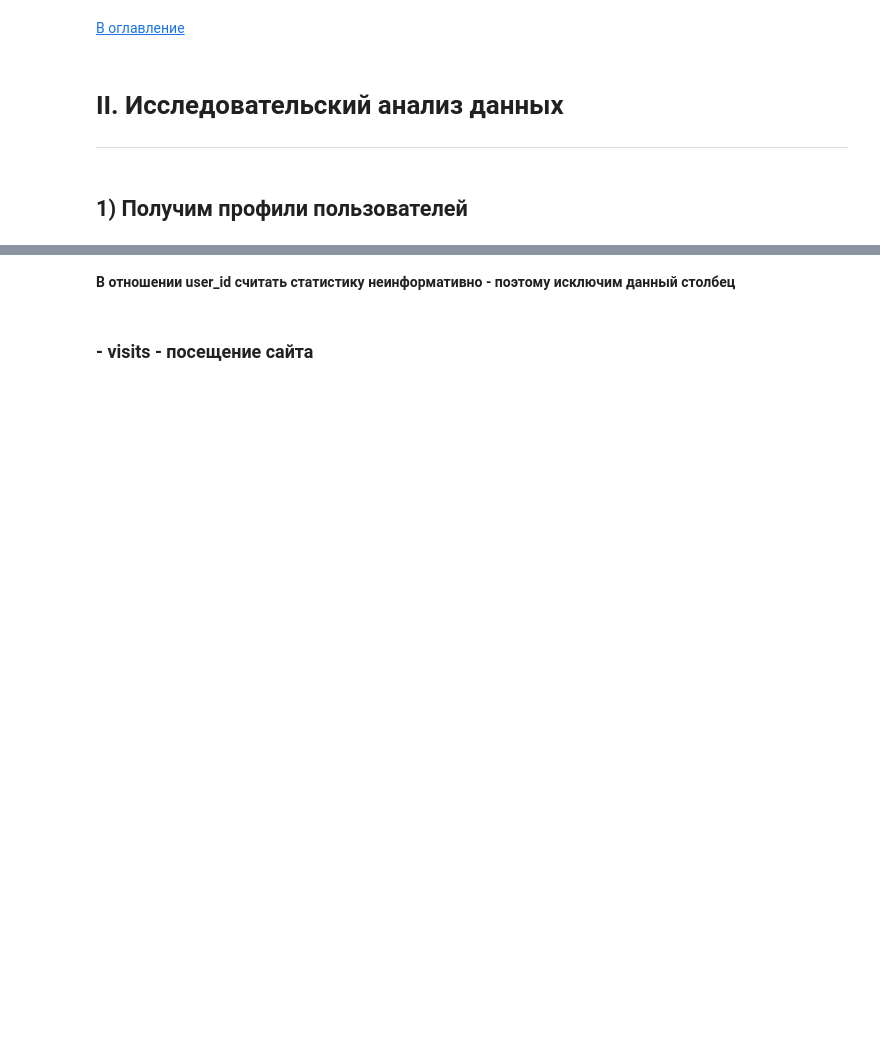
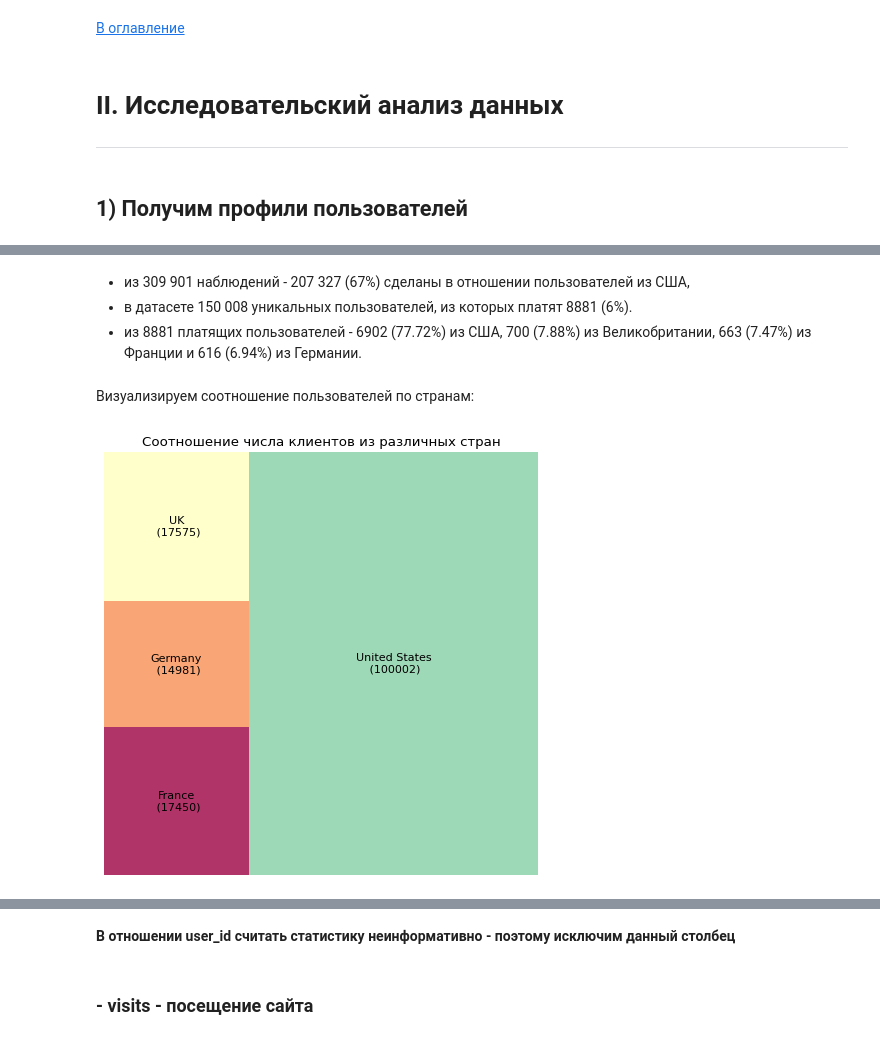
Before and after one commit to ikazman/practicum_da_projects, a Jupyter notebook: marketing_analysis/maketing_analysis-refactoring.ipynb, the cells around one changed output, grey strips where cells are left out. Saved outputs shown, nothing was run; the diff lists cells and outputs as text; code cells hidden in the pictures; blank space fills up the shorter version.

```diff
--- a/marketing_analysis/maketing_analysis-refactoring.ipynb
+++ b/marketing_analysis/maketing_analysis-refactoring.ipynb
@@ -214,3 +220,5 @@ print(duplicated_sum)
 ***
 # %% [markdown]
 ## 1) Получим профили пользователей<a class="anchor" id="2_1"></a>
+# %%
+profiles = calc.get_profiles()
@@ -216,0 +275,10 @@ print(duplicated_sum)
+# %% [markdown]
+- из 309 901 наблюдений - 207 327 (67%) сделаны в отношении пользователей из США,
+- в датасете 150 008 уникальных пользователей, из которых платят 8881 (6%).
+- из 8881 платящих пользователей - 6902 (77.72%) из США, 700 (7.88%) из Великобритании, 663 (7.47%) из Франции и 616 (6.94%) из Германии.
+# %% [markdown]
+Визуализируем соотношение пользователей по странам:
+# %%
+calc.square_plot(profiles, 'region', title='Соотношение числа клиентов из различных стран')
+# %% [output]
+[figure, added]
```
Also changed, not shown: parts of 22 cells of this notebook, 1 other file.
